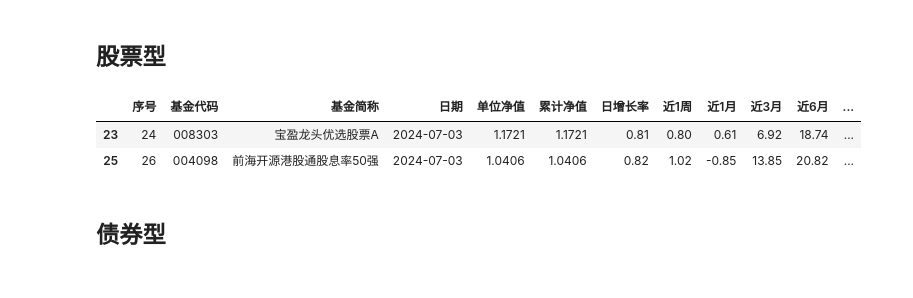
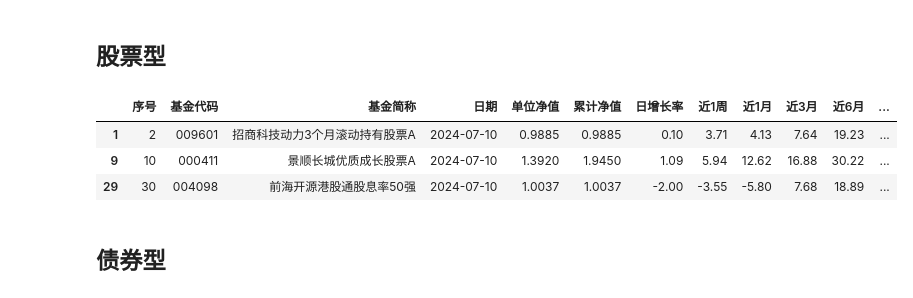
Before and after one commit to iridescentGray/self-learn-python-project, a Jupyter notebook: finance/akshare_demo/choose_fund.ipynb, the cells around one changed output. Cells and saved outputs as stored; diff of their text form; code cells hidden in the pictures.

```diff
--- a/finance/akshare_demo/choose_fund.ipynb
+++ b/finance/akshare_demo/choose_fund.ipynb
@@ -48,11 +51,12 @@ and_filter_fund(bond_fund, 150)
 ## 股票型
 # %%
 bond_fund = ak.fund_open_fund_rank_em(symbol="股票型")
-and_filter_fund(bond_fund, 50)
+and_filter_fund(bond_fund, 70)
 # %% [output]
 |  | 序号 | 基金代码 | 基金简称 | 日期 | 单位净值 | 累计净值 | 日增长率 | 近1周 | 近1月 | 近3月 | 近6月 | ... |
-| 23 | 24 | 008303 | 宝盈龙头优选股票A | 2024-07-03 | 1.1721 | 1.1721 | 0.81 | 0.80 | 0.61 | 6.92 | 18.74 | ... |
-| 25 | 26 | 004098 | 前海开源港股通股息率50强 | 2024-07-03 | 1.0406 | 1.0406 | 0.82 | 1.02 | -0.85 | 13.85 | 20.82 | ... |
+| 1 | 2 | 009601 | 招商科技动力3个月滚动持有股票A | 2024-07-10 | 0.9885 | 0.9885 | 0.10 | 3.71 | 4.13 | 7.64 | 19.23 | ... |
+| 9 | 10 | 000411 | 景顺长城优质成长股票A | 2024-07-10 | 1.3920 | 1.9450 | 1.09 | 5.94 | 12.62 | 16.88 | 30.22 | ... |
+| 29 | 30 | 004098 | 前海开源港股通股息率50强 | 2024-07-10 | 1.0037 | 1.0037 | -2.00 | -3.55 | -5.80 | 7.68 | 18.89 | ... |
 # %% [markdown]
 ## 债券型
 # %%
```
Also changed, not shown: parts of 7 cells of this notebook.
